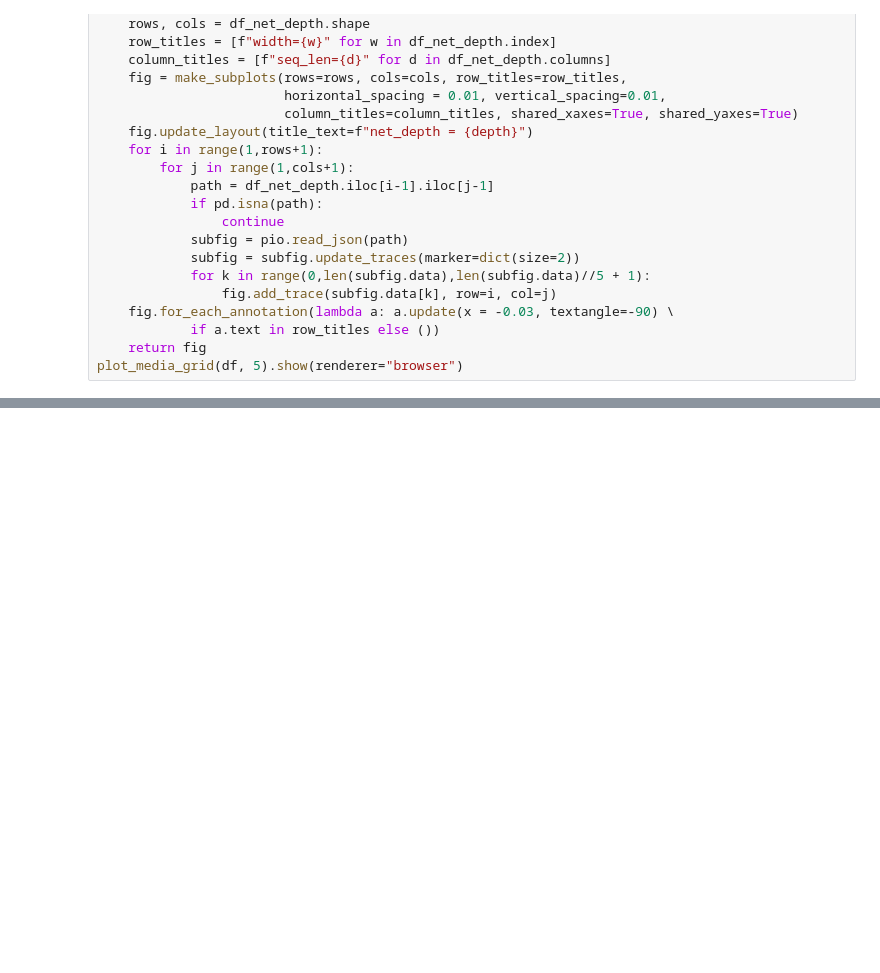
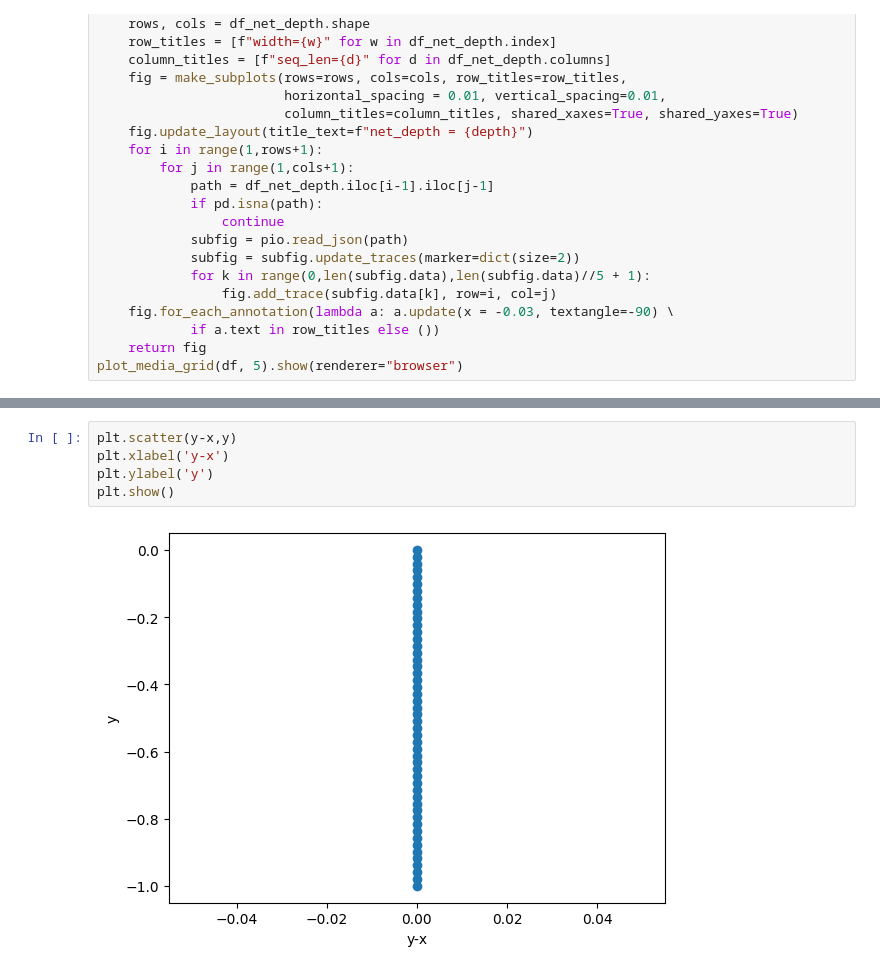
Before and after one commit to foundry-ai/foundry, a Jupyter notebook: projects/cond-diffusion-toy/src/toy_eval/sweep_analysis.ipynb, the cells around one changed output, grey strips where cells are left out. Cells and saved outputs as stored; diff of their text form; blank space fills up the shorter version.

```diff
--- a/projects/cond-diffusion-toy/src/toy_eval/sweep_analysis.ipynb
+++ b/projects/cond-diffusion-toy/src/toy_eval/sweep_analysis.ipynb
@@ -78,0 +93,7 @@ plot_media_grid(df, 5).show(renderer="browser")
+# %%
+plt.scatter(y-x,y)
+plt.xlabel('y-x')
+plt.ylabel('y')
+plt.show()
+# %% [output]
+[figure, added]
```
Also changed, not shown: parts of 1 cell of this notebook, 3 other files.
